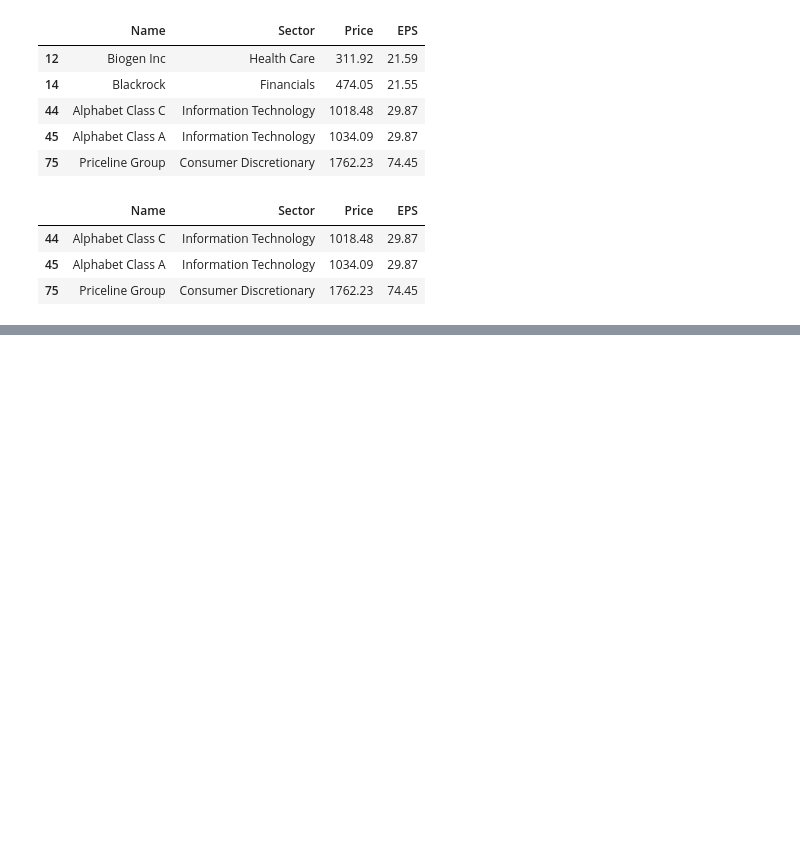
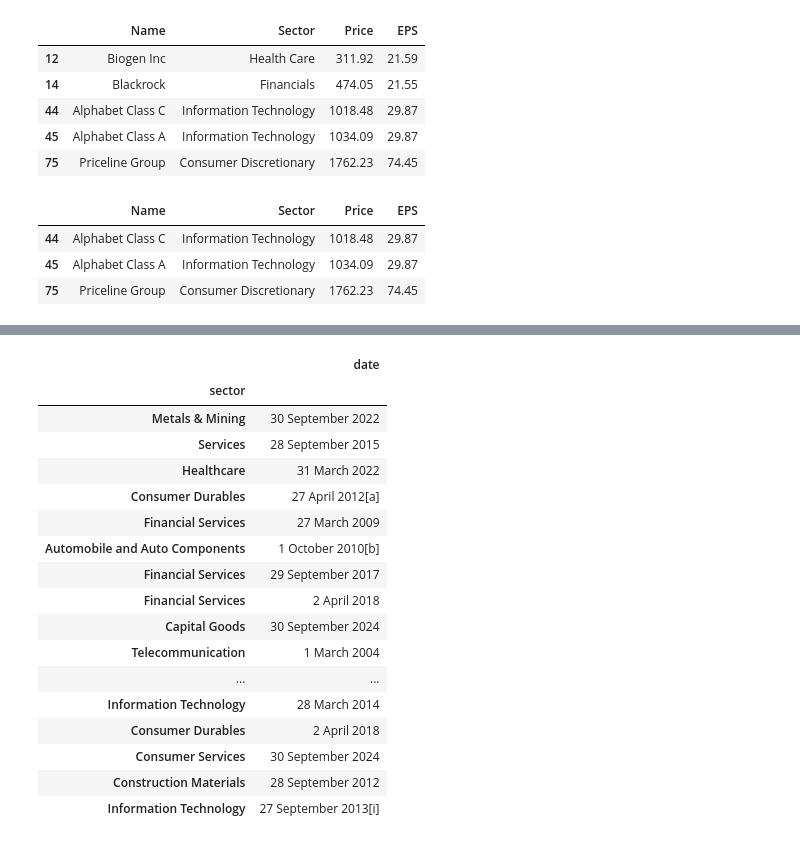
Before and after one commit to sunilsala88/batch-31, a Jupyter notebook: 9_data_analysis/pandas1.ipynb, the cells around one changed output, grey strips where cells are left out. Saved outputs shown, nothing was run; the diff lists cells and outputs as text; code cells hidden in the pictures; blank space fills up the shorter version.

```diff
--- a/9_data_analysis/pandas1.ipynb
+++ b/9_data_analysis/pandas1.ipynb
@@ -312,0 +335,25 @@ df6[a & b]
+# %%
+df5=df5.set_index('name')
+# %%
+df5.set_index('sector',inplace=True)
+# %%
+df5
+# %% [output]
+|  | date |
+| sector |  |
+| Metals & Mining | 30 September 2022 |
+| Services | 28 September 2015 |
+| Healthcare | 31 March 2022 |
+| Consumer Durables | 27 April 2012[a] |
+| Financial Services | 27 March 2009 |
+| Automobile and Auto Components | 1 October 2010[b] |
+| Financial Services | 29 September 2017 |
+| Financial Services | 2 April 2018 |
+| Capital Goods | 30 September 2024 |
+| Telecommunication | 1 March 2004 |
+| ... | ... |
+| Information Technology | 28 March 2014 |
+| Consumer Durables | 2 April 2018 |
+| Consumer Services | 30 September 2024 |
+| Construction Materials | 28 September 2012 |
+| Information Technology | 27 September 2013[i] |
```
Also changed, not shown: parts of 5 cells of this notebook, 1 other file.
